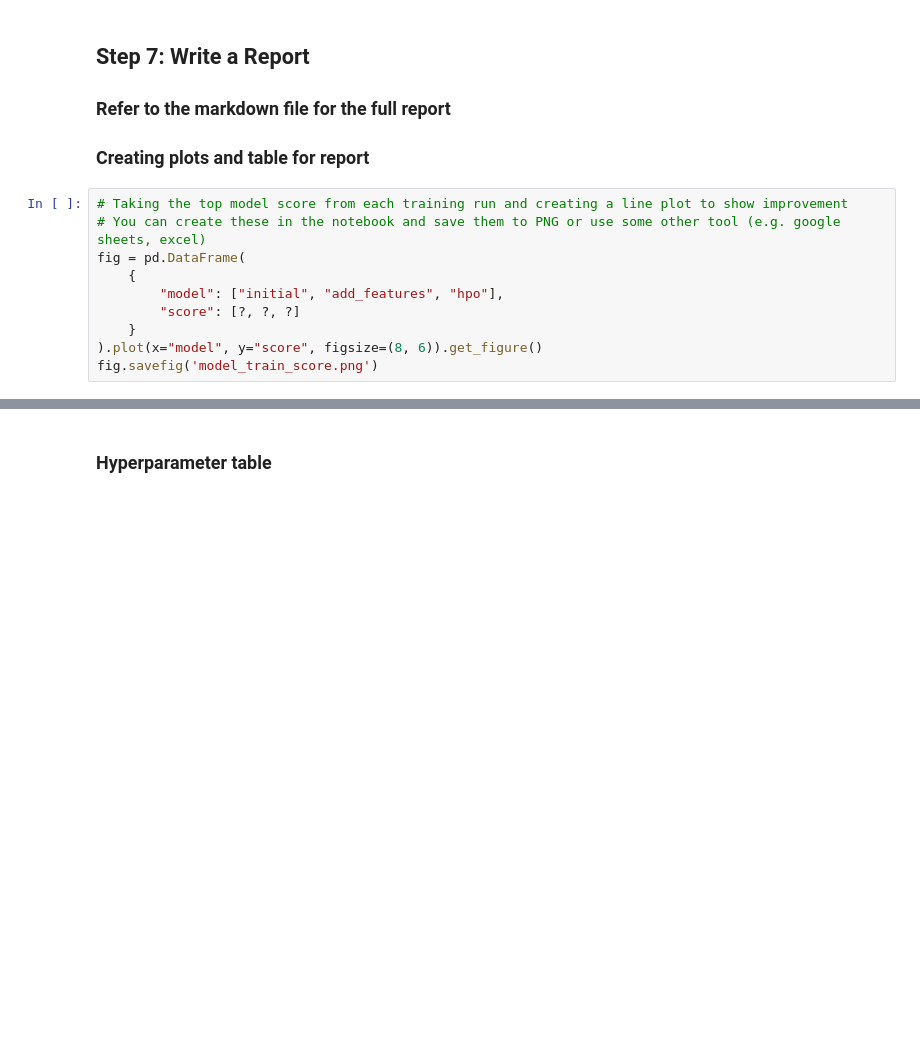
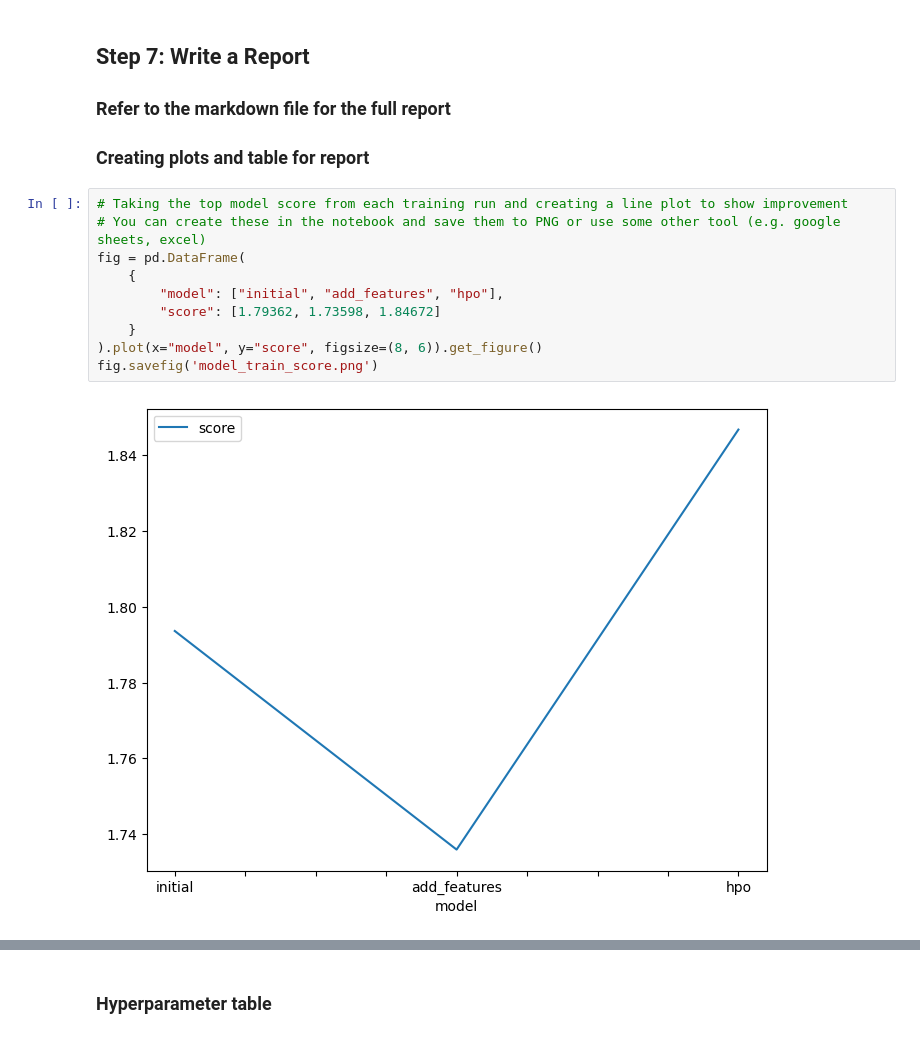
Before and after one commit to khangtictoc/Predict-Bike-Sharing-Demand-with-AutoGluon, a Jupyter notebook: Project01/project-notebook.ipynb, the cells around one changed output, grey strips where cells are left out. Saved outputs shown, nothing was run; the diff lists cells and outputs as text; blank space fills up the shorter version.

```diff
--- a/Project01/project-notebook.ipynb
+++ b/Project01/project-notebook.ipynb
@@ -296,13 +584,15 @@ submission_new_hpo.to_csv("submission_new_hpo.csv", index=False)
 # %%
 # Taking the top model score from each training run and creating a line plot to show improvement
 # You can create these in the notebook and save them to PNG or use some other tool (e.g. google sheets, excel)
 fig = pd.DataFrame(
     {
         "model": ["initial", "add_features", "hpo"],
-        "score": [?, ?, ?]
+        "score": [1.79362, 1.73598, 1.84672]
     }
 ).plot(x="model", y="score", figsize=(8, 6)).get_figure()
 fig.savefig('model_train_score.png')
+# %% [output]
+[figure, added]
 # %%
 # Take the 3 kaggle scores and creating a line plot to show improvement
 fig = pd.DataFrame(
```
Also changed, not shown: parts of 37 cells of this notebook, 5 other files.
